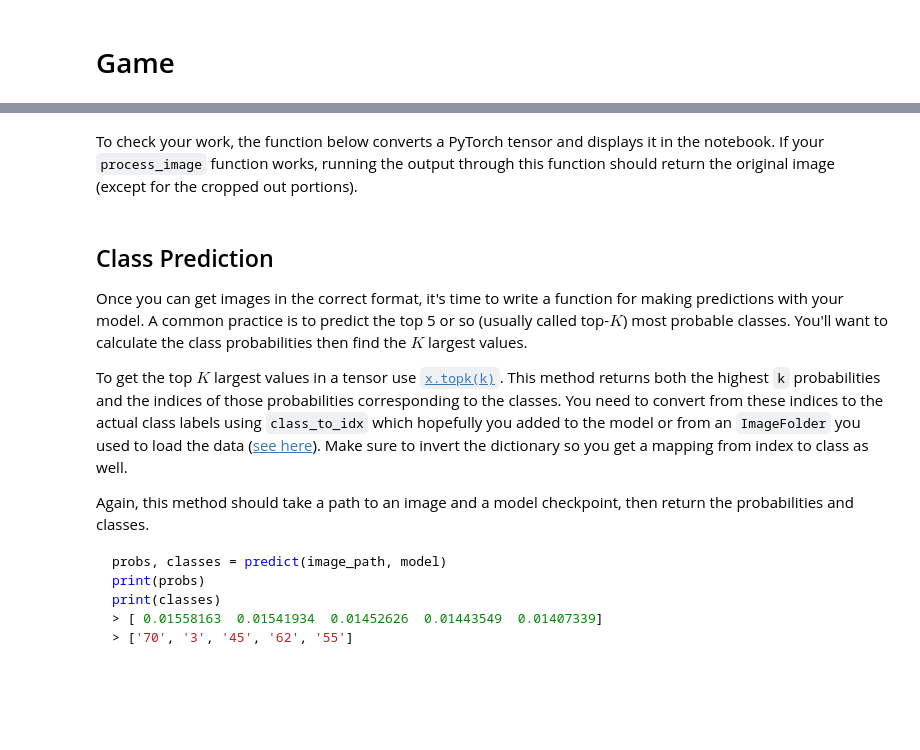
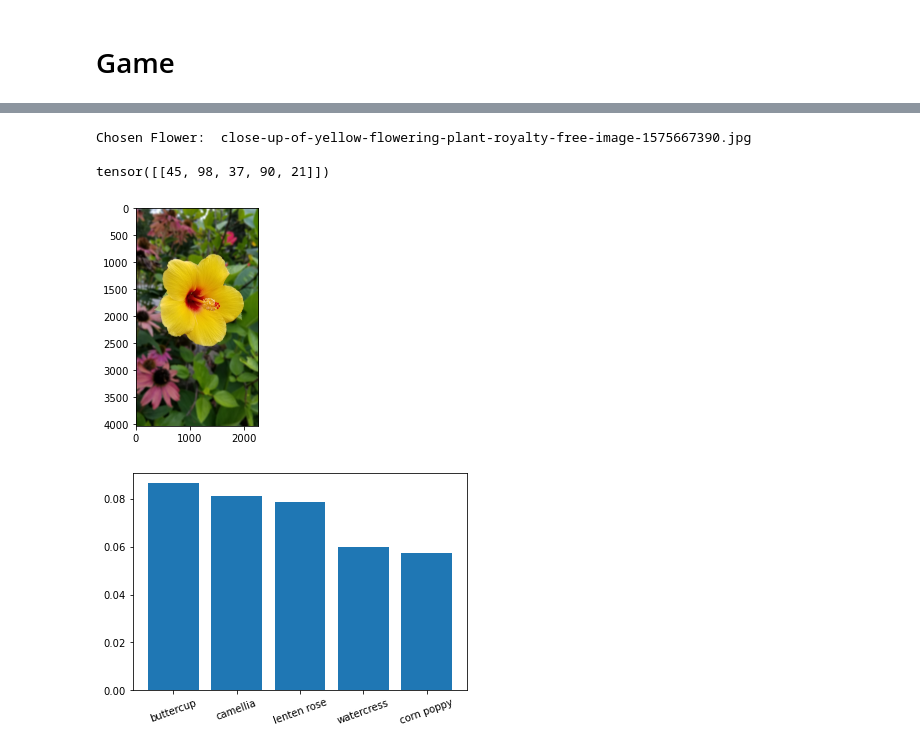
Before and after one commit to lukeahwilson/udacity-final-project, a Jupyter notebook: Image Classifier Project.ipynb, the cells around one changed output, grey strips where cells are left out. Drawn from its saved outputs; the diff is of its cells as text; code cells hidden in the pictures; blank space fills up the shorter version.

Commit message:
introduced a prediction function, a get image function, and display image code, for retrieving an image at a pathway and computing and displaying its class using the deep learning model

````diff
--- a/Image Classifier Project.ipynb
+++ b/Image Classifier Project.ipynb
@@ -49,6 +49,7 @@ train_dir = data_dir + '/train'
 valid_dir = data_dir + '/valid'
 test_dir = data_dir + '/test'
 overfit_dir = data_dir + '/overfit'
+flower_dir = data_dir + '/flower'
 
 #Define image size
 image_1d_size = 224
@@ -77,6 +78,11 @@ game_transform = transforms.Compose([transforms.Resize(int(np.round_(image_1d_si
                                      transforms.ToTensor(),
                                      transforms.Normalize([0.485, 0.456, 0.406], [0.229, 0.224, 0.225])])
 
+flower_transform = transforms.Compose([transforms.Resize(int(np.round_(256, decimals=0))),
+                                     transforms.CenterCrop(image_1d_size),
+                                     transforms.ToTensor(),
+                                     transforms.Normalize([0.485, 0.456, 0.406], [0.229, 0.224, 0.225])])
+
 inverse_transform = transforms.Compose([transforms.Normalize([0, 0, 0], [1/0.229, 1/0.224, 1/0.225]),
                                         transforms.Normalize([-0.485, -0.456, -0.406], [1, 1, 1])])
 
@@ -723,2 +686,0 @@ def process_image(image):
-# %% [markdown]
-To check your work, the function below converts a PyTorch tensor and displays it in the notebook. If your `process_image` function works, running the output through this function should return the original image (except for the cropped out portions).
@@ -746,16 +686,0 @@ def imshow(image, ax=None, title=None):
-# %% [markdown]
-## Class Prediction
-
-Once you can get images in the correct format, it's time to write a function for making predictions with your model. A common practice is to predict the top 5 or so (usually called top-$K$) most probable classes. You'll want to calculate the class probabilities then find the $K$ largest values.
-
-To get the top $K$ largest values in a tensor use [`x.topk(k)`](http://pytorch.org/docs/master/torch.html#torch.topk). This method returns both the highest `k` probabilities and the indices of those probabilities corresponding to the classes. You need to convert from these indices to the actual class labels using `class_to_idx` which hopefully you added to the model or from an `ImageFolder` you used to load the data ([see here](#Save-the-checkpoint)). Make sure to invert the dictionary so you get a mapping from index to class as well.
-
-Again, this method should take a path to an image and a model checkpoint, then return the probabilities and classes.
-
-```python
-probs, classes = predict(image_path, model)
-print(probs)
-print(classes)
-> [ 0.01558163  0.01541934  0.01452626  0.01443549  0.01407339]
-> ['70', '3', '45', '62', '55']
-```
@@ -768,3 +687,44 @@ def predict(image_path, model, topk=5):
+# %%
+def get_image(image_path):
+    ''' Process raw image for input to deep learning model
+    '''
+    image_open = Image.open(image_path) # access image at pathway, open the image and store it as a PIL image
+    tensor_image = flower_transform(image_open) # transform PIL image and simultaneously convert image to a tensor (no need for .clone().detach())
+    input_image = torch.unsqueeze(tensor_image, 0) # change image shape from a stand alone image tensor, to a list of image tensors with length = 1
+    return input_image # return processed image
+
+def prediction(image_path, model, topk=5):
+    ''' Compute probabilities for various classes for an image using a trained deep learning model.
+    '''
+    with torch.no_grad():
+        input_image = get_image(image_path)
+        prediction = torch.exp(model(input_image))
+        probabilities, classes = prediction.topk(topk)
+    return probabilities, classes
+# %%
+directory = flower_dir + '/'
+image = random.choice(os.listdir(directory))
+image_path = directory + image
+print('\nChosen Flower: ', image, '\n')
+
+probabilities, classes = prediction(image_path, model)
+print(classes)
+
+flower_predictions = []
+for likely_flowers in classes[0]:
+    flower_predictions.append(flower_name_dic[[key for key, value in game_data.class_to_idx.items() if value == likely_flowers][0]])
+
+plt.imshow(Image.open(image_path)); # no need to process and inverse transform, our data is coming from the same path, I'll just open the original
+
+plt.show()
+plt.bar(flower_predictions, np.array(probabilities)[0])
+plt.xticks(rotation=20);
+# %% [output]
+Chosen Flower:  close-up-of-yellow-flowering-plant-royalty-free-image-1575667390.jpg
+
+tensor([[45, 98, 37, 90, 21]])
+[figure, added]
+[figure, added]
 # %% [markdown]
 ## Sanity Checking
 
````
Also changed, not shown: parts of 15 cells of this notebook.
